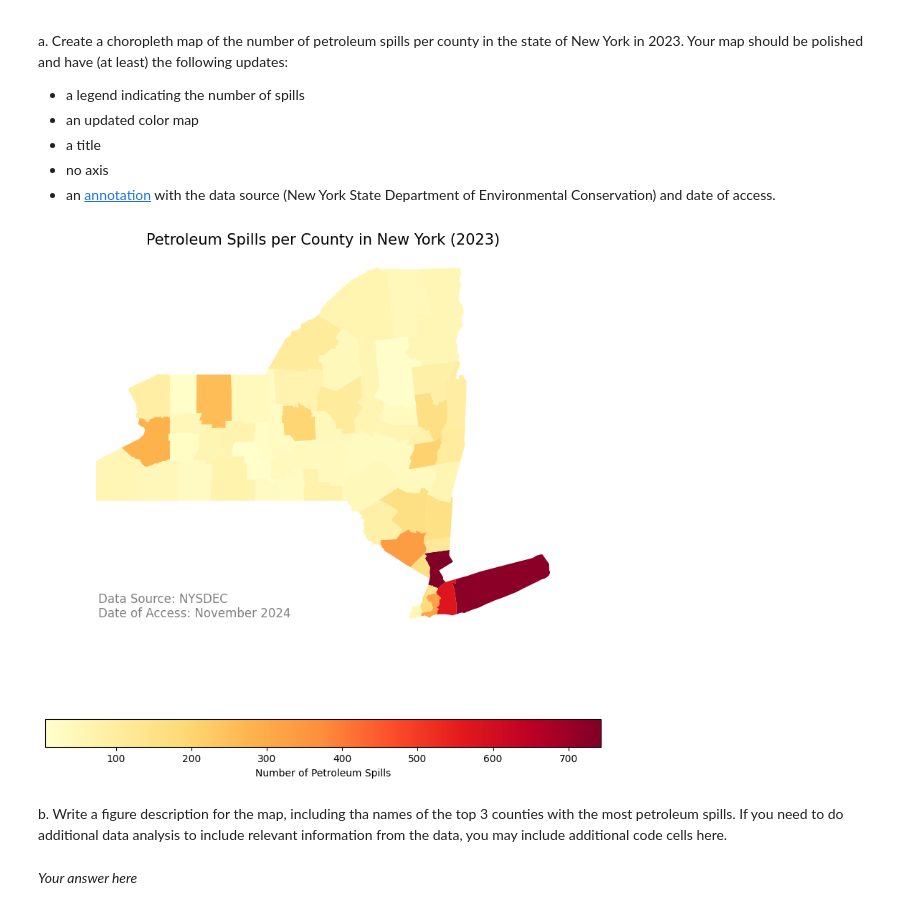
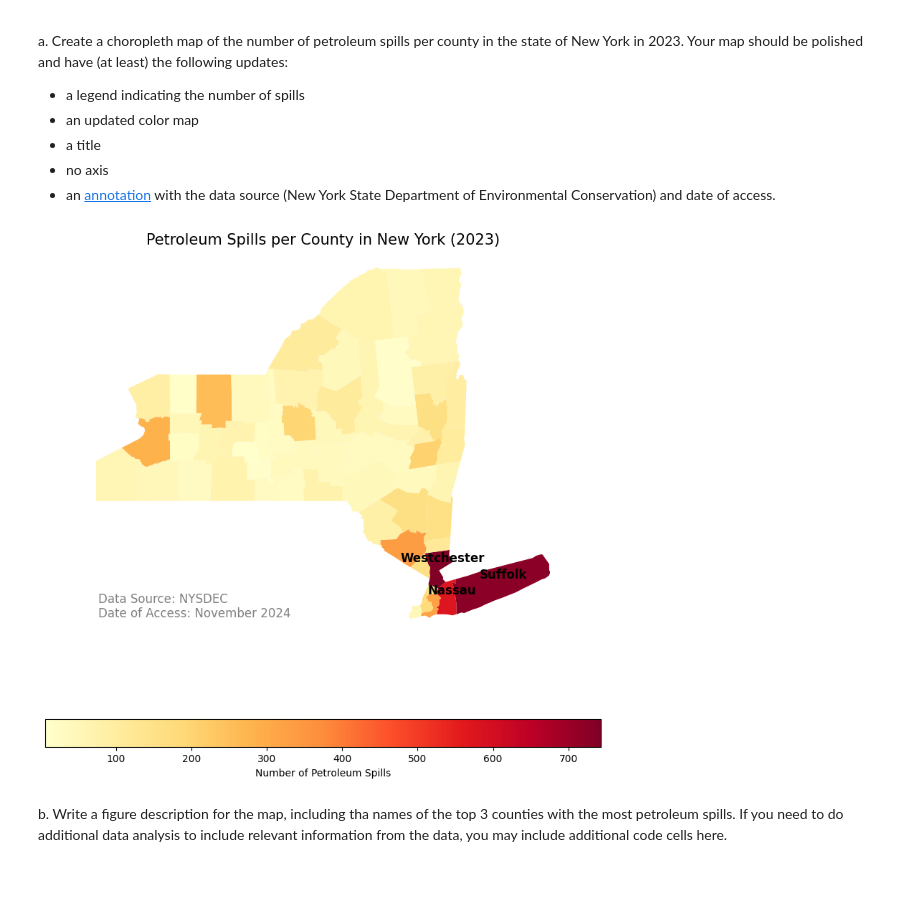
Before and after one commit to YoselynR/eds220-hwk3, a Jupyter notebook: hwk3-task2-oil-spills-Ramirez.ipynb, the cells around one changed output. Cells and saved outputs as stored; diff of their text form; code cells hidden in the pictures; blank space fills up the shorter version.

Commit message:
Map now has top 3 county spills

```diff
--- a/hwk3-task2-oil-spills-Ramirez.ipynb
+++ b/hwk3-task2-oil-spills-Ramirez.ipynb
@@ -478,28 +479,49 @@ Your map should be polished and have (at least) the following updates:
 - no axis
 - an [annotation](https://matplotlib.org/stable/api/_as_gen/matplotlib.pyplot.annotate.html) with the data source (New York State Department of Environmental Conservation) and date of access.
 # %%
-# a. Your code here
-fig, ax = plt.subplots(1, 1, figsize=(10, 10))
-ny_counties.plot(column='n_spills', ax=ax, legend=True,
-                 legend_kwds={'label': "Number of Petroleum Spills",
-                              'orientation': "horizontal"},
-                 cmap='YlOrRd')
+# a. Plot spills for New York county
+fig, ax = plt.subplots(1, 1, figsize=(10, 10)) # Set figure size and axis
+ny_counties.plot(column='n_spills', # Column values for map
+                 ax=ax, # Axis to plot
+                 legend=True, # Add legend for values
+                 legend_kwds={'label': "Number of Petroleum Spills", # Legend name
+                              'orientation': "horizontal"}, # Legend placement
+                 cmap='YlOrRd') # Map palette for values and legend
 
-ax.set_title('Petroleum Spills per County in New York (2023)', fontsize=15)
-ax.set_axis_off()
+ax.set_title('Petroleum Spills per County in New York (2023)', # Title for map
+             fontsize=15) # Title size
+ax.set_axis_off() # Remove axis lines
 
-ax.annotate('Data Source: NYSDEC\nDate of Access: November 2024',
-            xy=(0.05, 0.05), xycoords='axes fraction',
-            fontsize=12, ha='left', color='gray')
+ax.annotate('Data Source: NYSDEC\nDate of Access: November 2024', # Add annotation text
+            xy=(0.05, 0.05), # Annotation axis position
+            xycoords='axes fraction', # Coordinates
+            fontsize=12, # Annotation text size
+            ha='left', # Horizontal alignment
+            color='gray') # Annotation text color
 
+top_3_counties = ny_counties.nlargest(3, 'n_spills')  # Sort and store top 3 counties with most spills
+# For loop for geometry coordinates
+for idx, county in top_3_counties.iterrows(): # Top 3 counties
+    county_name = county['county_name'] # County name column
+    county_coords = county.geometry.centroid.coords # Extract coordinates from geometry centroid
+    x, y = list(county_coords)[0] # Extract xy from county coordinates
+
+    ax.annotate(county_name, # Add annotation text
+                xy=(x, y), # Annotation coordinates for top 3 counties
+                xytext=(5, 5), # Offset text to fit neater
+                textcoords='offset points', # Set offset text coordinates
+                fontsize=12, # Annotation text size
+                ha='center', # Horizontal alignment
+                color='black', # Annotation text color
+                weight='bold') # Bold annotation text
+
+# Show
 plt.show()
 # %% [output]
-[figure, old version]
+[figure, new version]
 # %% [markdown]
 <!-- END QUESTION -->
 
 <!-- BEGIN QUESTION -->
 
 b. Write a figure description for the map, including tha names of the top 3 counties with the most petroleum spills. If you need to do additional data analysis to include relevant information from the data, you may include additional code cells here.
-# %% [markdown]
-*Your answer here*
```
Also changed, not shown: parts of 5 cells of this notebook.
